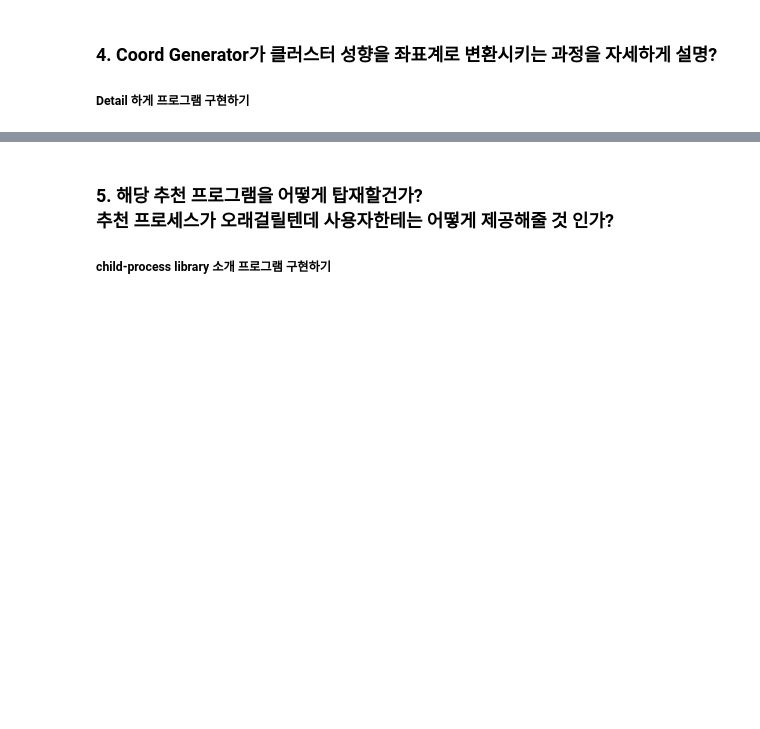
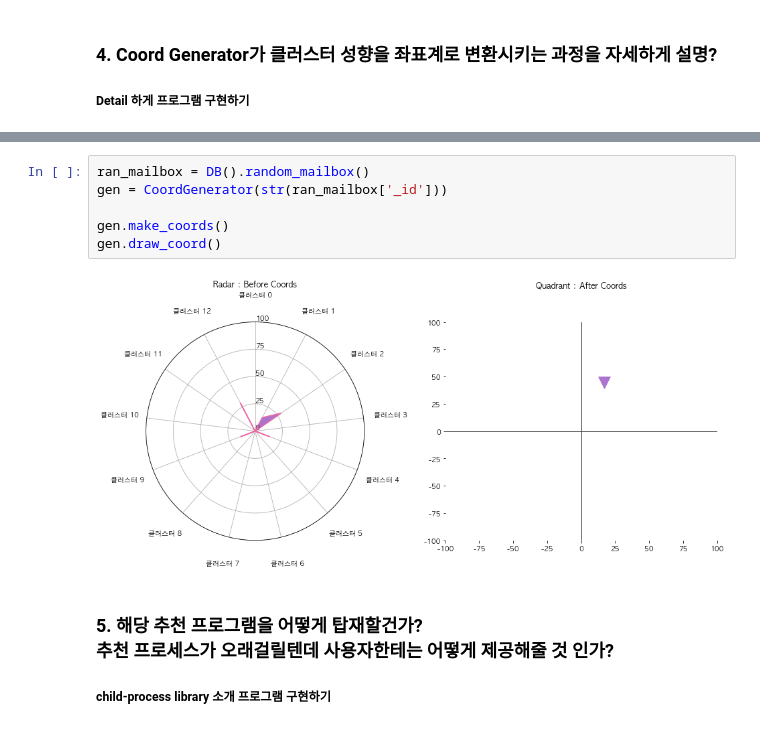
Before and after one commit to MuLetter/muletter-research, a Jupyter notebook: Q&A.ipynb, the cells around one changed output, grey strips where cells are left out. Drawn from its saved outputs; the diff is of its cells as text; blank space fills up the shorter version.

```diff
--- a/Q&A.ipynb
+++ b/Q&A.ipynb
@@ -22,3 +29,11 @@ SeedZone Observer에 Observer를 붙여서 네이밍 한 것에는 이유가 있
+# %%
+ran_mailbox = DB().random_mailbox()
+gen = CoordGenerator(str(ran_mailbox['_id']))
+
+gen.make_coords()
+gen.draw_coord()
+# %% [output]
+[figure, added]
 # %% [markdown]
 ### 5. 해당 추천 프로그램을 어떻게 탑재할건가? <br/> 추천 프로세스가 오래걸릴텐데 사용자한테는 어떻게 제공해줄 것 인가?
 ##### child-process library 소개 프로그램 구현하기
```
Also changed, not shown: parts of 4 cells of this notebook.
